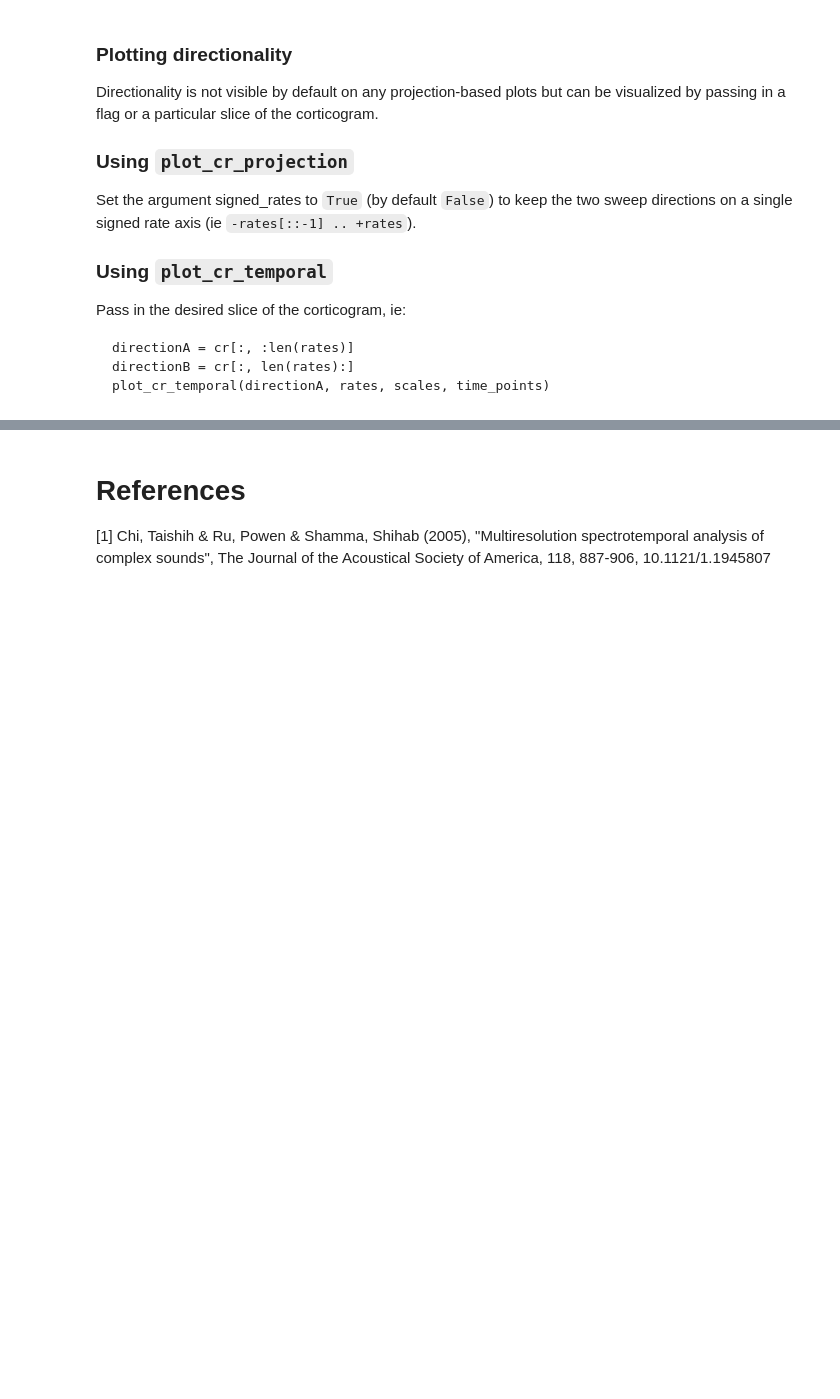
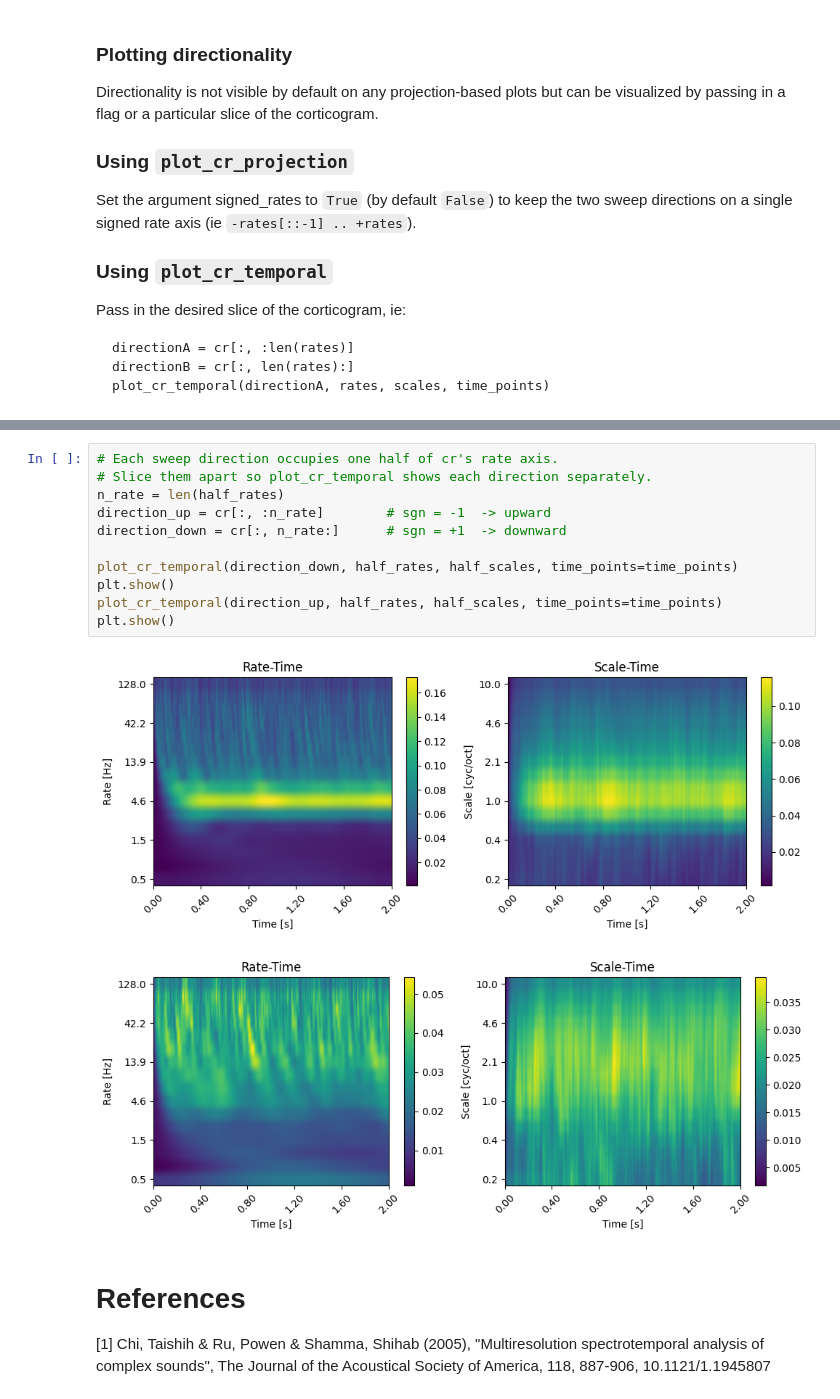
Before and after one commit to ninocapipoca/neural_audio, a Jupyter notebook: tutorials/Tutorial 3 - Stimulus sound generators.ipynb, the cells around one changed output, grey strips where cells are left out. Drawn from its saved outputs; the diff is of its cells as text; blank space fills up the shorter version.

```diff
--- a/tutorials/Tutorial 3 - Stimulus sound generators.ipynb
+++ b/tutorials/Tutorial 3 - Stimulus sound generators.ipynb
@@ -429,3 +441,17 @@ plot_cr_temporal(directionA, rates, scales, time_points)
+# %%
+# Each sweep direction occupies one half of cr's rate axis.
+# Slice them apart so plot_cr_temporal shows each direction separately.
+n_rate = len(half_rates)
+direction_up = cr[:, :n_rate]        # sgn = -1  -> upward
+direction_down = cr[:, n_rate:]      # sgn = +1  -> downward
+
+plot_cr_temporal(direction_down, half_rates, half_scales, time_points=time_points)
+plt.show()
+plot_cr_temporal(direction_up, half_rates, half_scales, time_points=time_points)
+plt.show()
+# %% [output]
+[figure, added]
+[figure, added]
 # %% [markdown]
 # References
 [1] Chi, Taishih & Ru, Powen & Shamma, Shihab (2005),
```
Also changed, not shown: parts of 1 cell of this notebook, 4 other files.
